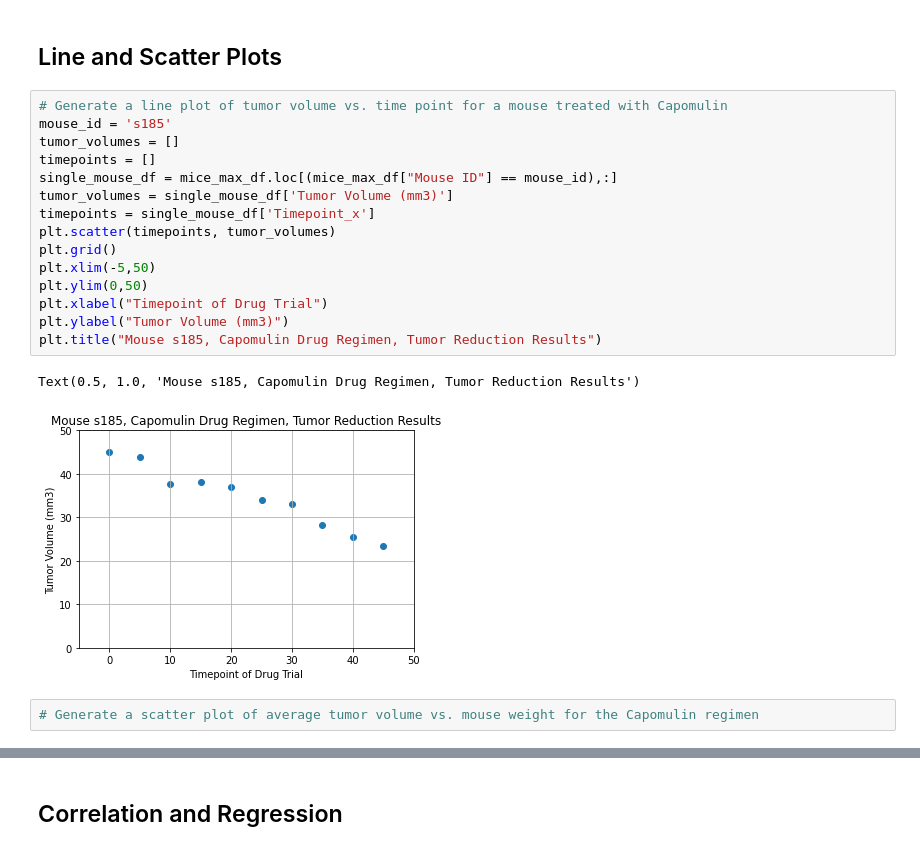
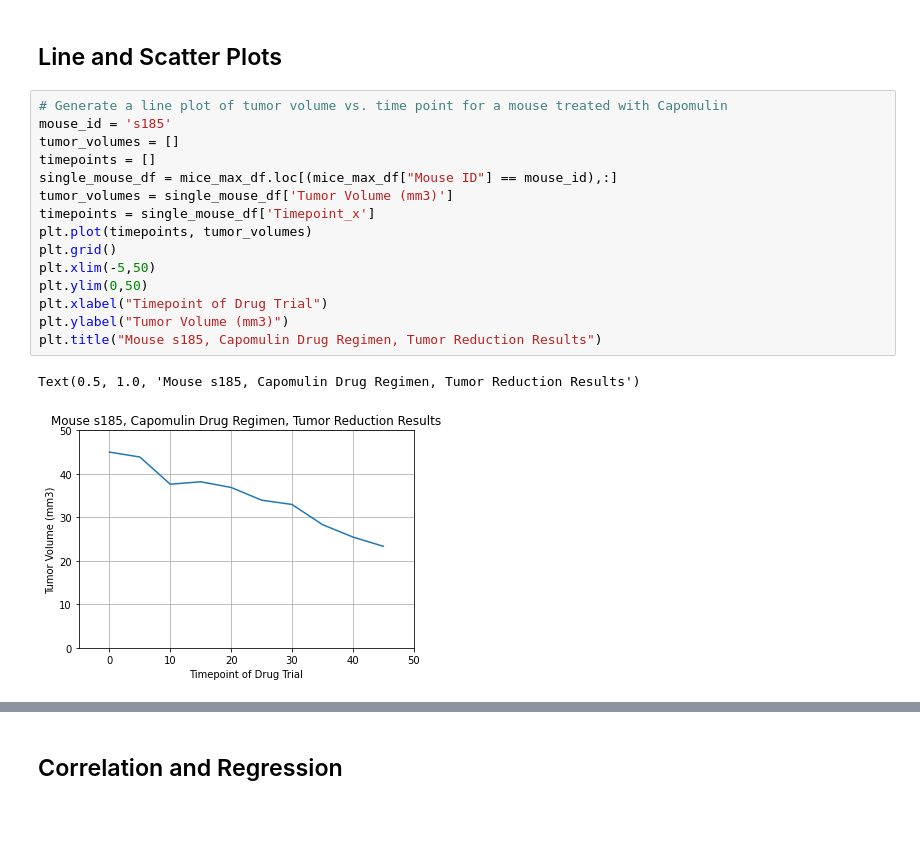
Before and after one commit to gpawlows/Matplotlib-Challenge, a Jupyter notebook: Instructions/Pymaceuticals/pymaceuticals_starter.ipynb, the cells around one changed output, grey strips where cells are left out. Saved outputs shown, nothing was run; the diff lists cells and outputs as text; blank space fills up the shorter version.

```diff
--- a/Instructions/Pymaceuticals/pymaceuticals_starter.ipynb
+++ b/Instructions/Pymaceuticals/pymaceuticals_starter.ipynb
@@ -314,20 +314,18 @@ ax1.boxplot(tumor_values_boxplot)
 # %%
 # Generate a line plot of tumor volume vs. time point for a mouse treated with Capomulin
 mouse_id = 's185'
 tumor_volumes = []
 timepoints = []
 single_mouse_df = mice_max_df.loc[(mice_max_df["Mouse ID"] == mouse_id),:]
 tumor_volumes = single_mouse_df['Tumor Volume (mm3)']
 timepoints = single_mouse_df['Timepoint_x']
-plt.scatter(timepoints, tumor_volumes)
+plt.plot(timepoints, tumor_volumes)
 plt.grid()
 plt.xlim(-5,50)
 plt.ylim(0,50)
 plt.xlabel("Timepoint of Drug Trial")
 plt.ylabel("Tumor Volume (mm3)")
 plt.title("Mouse s185, Capomulin Drug Regimen, Tumor Reduction Results")
 # %% [output]
 Text(0.5, 1.0, 'Mouse s185, Capomulin Drug Regimen, Tumor Reduction Results')
-[figure, old version]
+[figure, new version]
-# %%
-# Generate a scatter plot of average tumor volume vs. mouse weight for the Capomulin regimen
```
Also changed, not shown: parts of 1 cell of this notebook.
